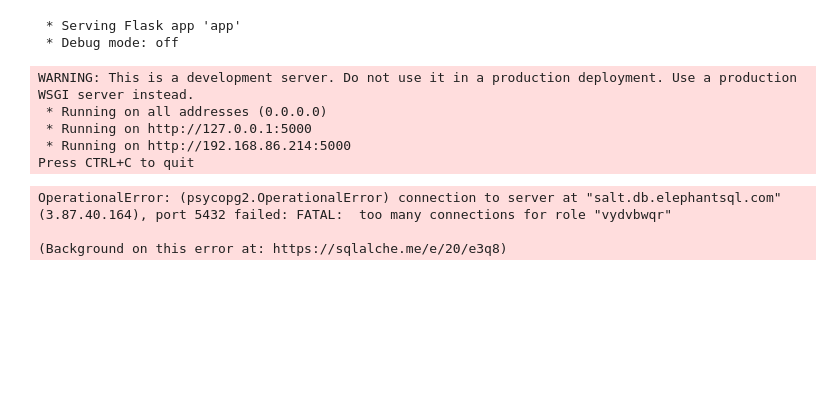
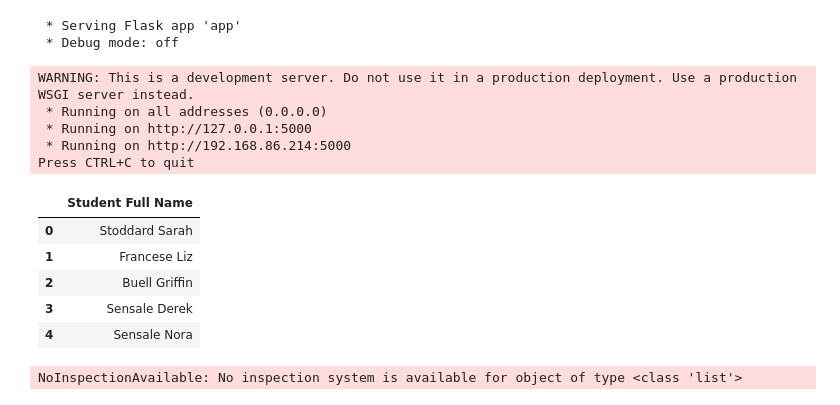
Before and after one commit to francheese9289/datacollectiontool, a Jupyter notebook: notebook.ipynb, the cells around one changed output. Drawn from its saved outputs; the diff is of its cells as text; code cells hidden in the pictures; blank space fills up the shorter version.

```diff
--- a/notebook.ipynb
+++ b/notebook.ipynb
@@ -14,18 +14,44 @@ WARNING: This is a development server. Do not use it in a production deployment.
  * Running on http://127.0.0.1:5000
  * Running on http://192.168.86.214:5000
 Press CTRL+C to quit
-# %%
-import pandas as pd
-
-with test_app.app_context():
-
-    user_staff_id = 202014
-    user_classes = ClassroomSchoolYear.query.filter(ClassroomSchoolYear.teacher_id == user_staff_id)
-    user_classes = pd.DataFrame(user_classes)
-    grouped_user_classes = user_classes.groupby(['id', 'school_id', 'year_id'])
-
-    grouped_user_classes
-# %% [output]
-OperationalError: (psycopg2.OperationalError) connection to server at "salt.db.elephantsql.com" (3.87.40.164), port 5432 failed: FATAL:  too many connections for role "vydvbwqr"
-
-(Background on this error at: https://sqlalche.me/e/20/e3q8)
+# %%
+import pandas as pd
+
+def names_test():
+    with test_app.app_context():
+        students = db.session.query(Student).all()
+        student_names = [student.full_student_names() for student in students]
+        student_df = pd.DataFrame({'Student Full Name': student_names})
+
+        return student_df.head()
+
+names_test()
+# %% [output]
+|  | Student Full Name |
+| 0 | Stoddard Sarah |
+| 1 | Francese Liz |
+| 2 | Buell Griffin |
+| 3 | Sensale Derek |
+| 4 | Sensale Nora |
+# %%
+from sqlalchemy import inspect
+
+assessment_instance =db.session.query(Assessment).all()
+
+def make_df_dynamic(class_instance):
+    """Convert SQLAlchemy class instance to DataFrame dynamically."""
+    with test_app.app_context():
+        mapper = inspect(class_instance)
+        columns = [column.key for column in mapper.attrs]
+
+        # Create a dictionary with column names and values
+        data = {column: getattr(class_instance, column) for column in columns}
+
+        # Create a DataFrame from the dictionary
+        df = pd.DataFrame([data])
+
+        return df
+
+make_df_dynamic
+# %% [output]
+NoInspectionAvailable: No inspection system is available for object of type <class 'list'>
```
Also changed, not shown: parts of 6 cells of this notebook, 12 other files.
